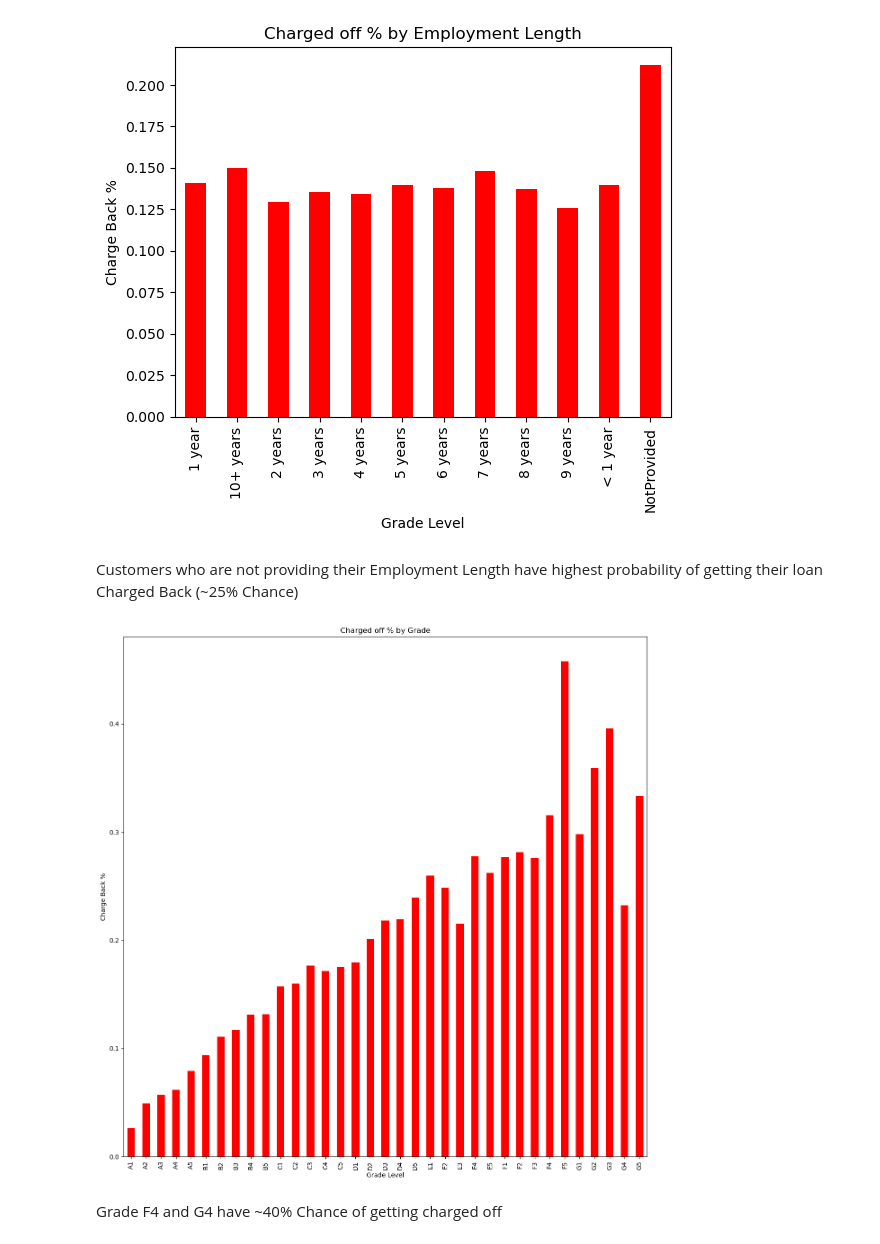
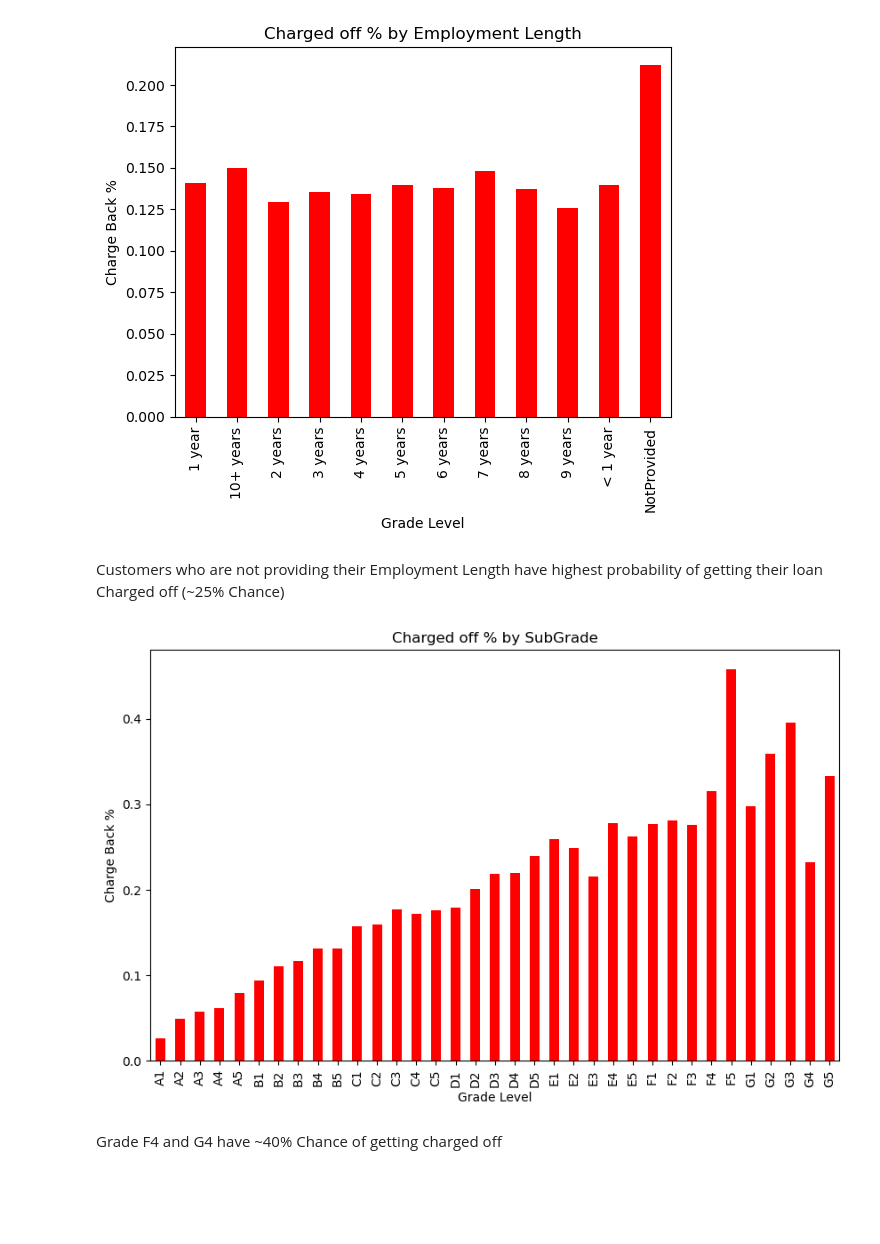
Before and after one commit to Mathur79/LendingClubCaseStudy, a Jupyter notebook: LendingClubCaseStudy.ipynb, the cells around one changed output. Saved outputs shown, nothing was run; the diff lists cells and outputs as text; code cells hidden in the pictures; blank space fills up the shorter version.

```diff
--- a/LendingClubCaseStudy.ipynb
+++ b/LendingClubCaseStudy.ipynb
@@ -546,22 +551,22 @@ plt.show()
 # %% [output]
 [figure]
 # %% [markdown]
-Customers who are not providing their Employment Length have highest probability of getting their loan Charged Back (~25% Chance)
+Customers who are not providing their Employment Length have highest probability of getting their loan Charged off (~25% Chance)
 # %%
 sub_grade = pd.pivot_table(data=df,index='loan_status',columns='sub_grade',aggfunc='count',values='loan_amnt',fill_value=0)
 
 for column in sub_grade:
     sub_grade[column] = sub_grade[column].astype(float)
 
 sub_grade.loc['Charged Off'] = sub_grade.loc['Charged Off'] / (sub_grade.loc['Charged Off'] + sub_grade.loc['Current'] + sub_grade.loc['Fully Paid'])
-plt.figure(figsize=(15,15))
+plt.figure(figsize=(10,6))
 sub_grade.loc['Charged Off'].plot.bar(color='red')
-plt.title("Charged off % by Grade")
+plt.title("Charged off % by SubGrade")
 plt.xlabel("Grade Level")
 plt.ylabel("Charge Back %")
 
 plt.show()
 # %% [output]
-[figure, old version]
+[figure, new version]
 # %% [markdown]
 Grade F4 and G4 have ~40% Chance of getting charged off
```
Also changed, not shown: parts of 3 cells of this notebook.
